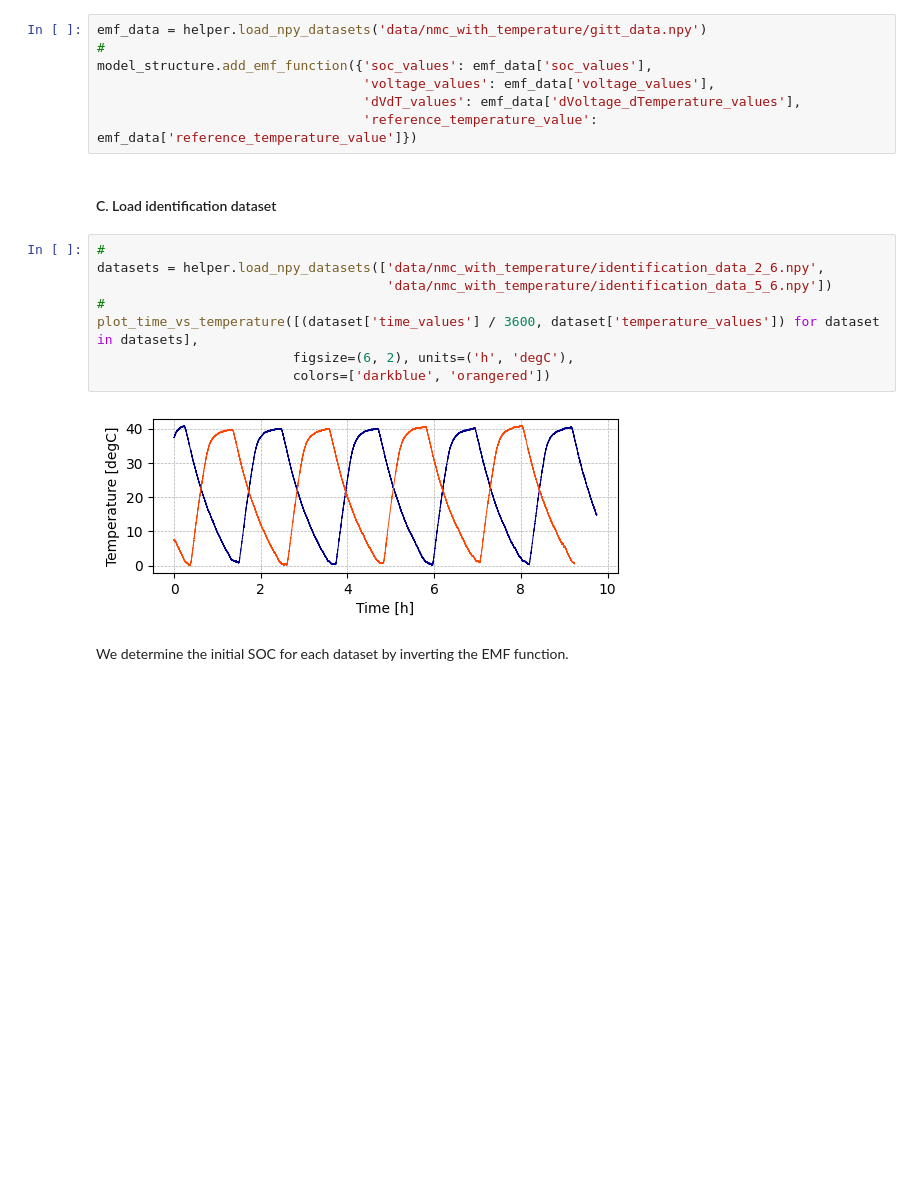
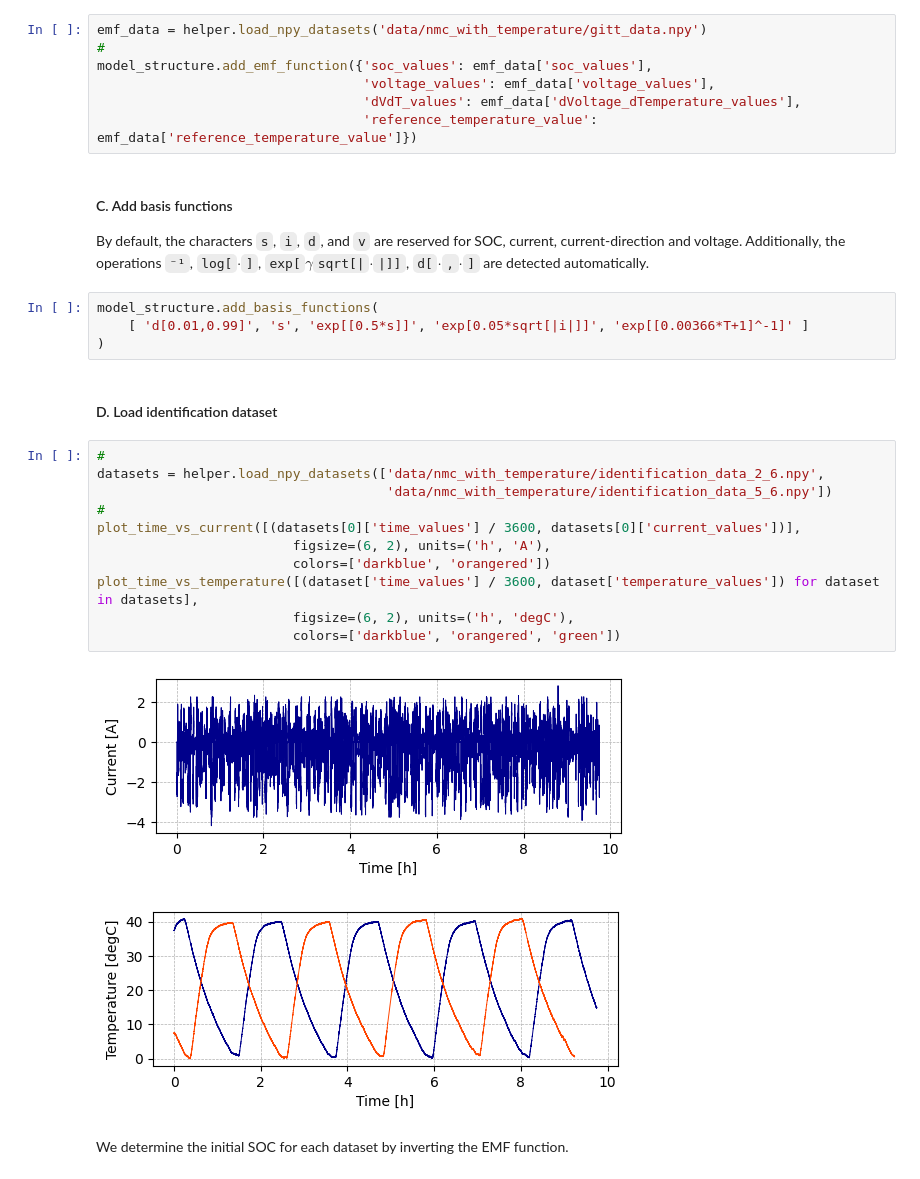
Before and after one commit to muizabdul29/PyBatteryID, a Jupyter notebook: examples/3_1_nmc_with_temperature_identification.ipynb, the cells around one changed output. Drawn from its saved outputs; the diff is of its cells as text; blank space fills up the shorter version.

```diff
--- a/examples/3_1_nmc_with_temperature_identification.ipynb
+++ b/examples/3_1_nmc_with_temperature_identification.ipynb
@@ -28,18 +33,30 @@ model_structure.add_emf_function({'soc_values': emf_data['soc_values'],
                                   'voltage_values': emf_data['voltage_values'],
                                   'dVdT_values': emf_data['dVoltage_dTemperature_values'],
                                   'reference_temperature_value': emf_data['reference_temperature_value']})
+# %% [markdown]
+#### C. Add basis functions
+
+By default, the characters `s`, `i`, `d`, and `v` are reserved for SOC, current, current-direction and voltage. Additionally, the operations `⁻¹`, `log[`$\cdot$`]`, `exp[`$\gamma$`sqrt[|`$\cdot$`|]]`, `d[`$\cdot$`,`$\cdot$`]` are detected automatically.
+# %%
+model_structure.add_basis_functions(
+    [ 'd[0.01,0.99]', 's', 'exp[[0.5*s]]', 'exp[0.05*sqrt[|i|]]', 'exp[[0.00366*T+1]^-1]' ]
+)
 # %% [markdown]
-#### C. Load identification dataset
+#### D. Load identification dataset
 # %%
 #
 datasets = helper.load_npy_datasets(['data/nmc_with_temperature/identification_data_2_6.npy',
                                      'data/nmc_with_temperature/identification_data_5_6.npy'])
 #
+plot_time_vs_current([(datasets[0]['time_values'] / 3600, datasets[0]['current_values'])],
+                         figsize=(6, 2), units=('h', 'A'),
+                         colors=['darkblue', 'orangered'])
 plot_time_vs_temperature([(dataset['time_values'] / 3600, dataset['temperature_values']) for dataset in datasets],
                          figsize=(6, 2), units=('h', 'degC'),
-                         colors=['darkblue', 'orangered'])
+                         colors=['darkblue', 'orangered', 'green'])
 # %% [output]
-[figure, old version]
+[figure, new version]
+[figure, added]
 # %% [markdown]
 We determine the initial SOC for each dataset by inverting the EMF function.
 # %%
```
Also changed, not shown: parts of 8 cells of this notebook, 25 other files.
